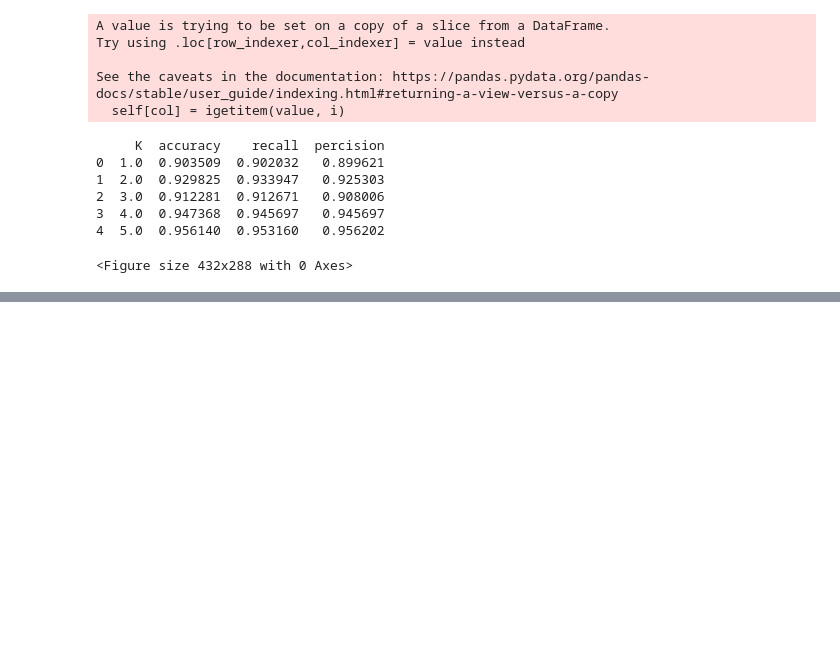
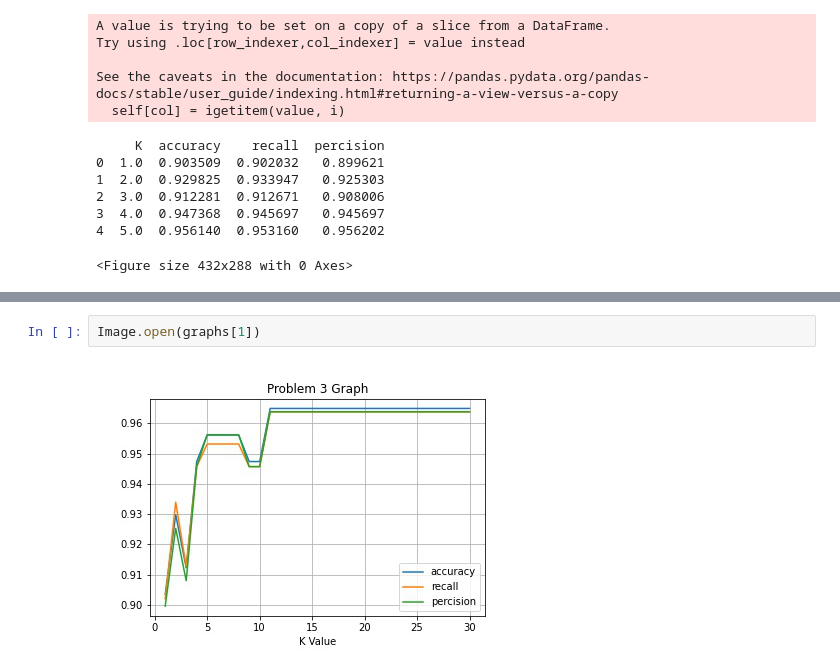
Before and after one commit to mrNoahItAllss/INTRO_TO_ML_REPO, a Jupyter notebook: HW3_NaiveBayes/HW3_Noah_Telfer_801196211.ipynb, the cells around one changed output, grey strips where cells are left out. Cells and saved outputs as stored; diff of their text form; blank space fills up the shorter version.

```diff
--- a/HW3_NaiveBayes/HW3_Noah_Telfer_801196211.ipynb
+++ b/HW3_NaiveBayes/HW3_Noah_Telfer_801196211.ipynb
@@ -228,0 +239,4 @@ See the caveats in the documentation: https://pandas.pydata.org/pandas-docs/stab
+# %%
+Image.open(graphs[1])
+# %% [output]
+[figure, added]
```
Also changed, not shown: parts of 3 cells of this notebook.
